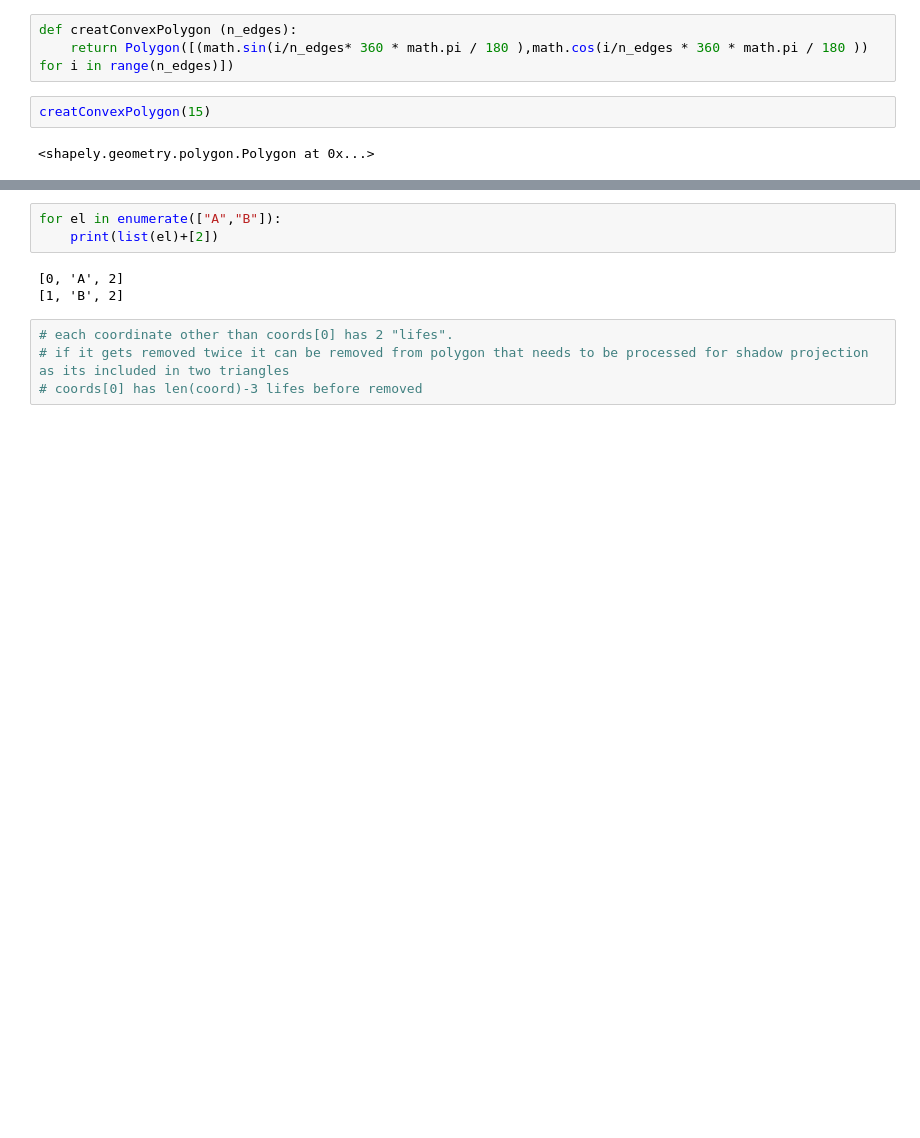
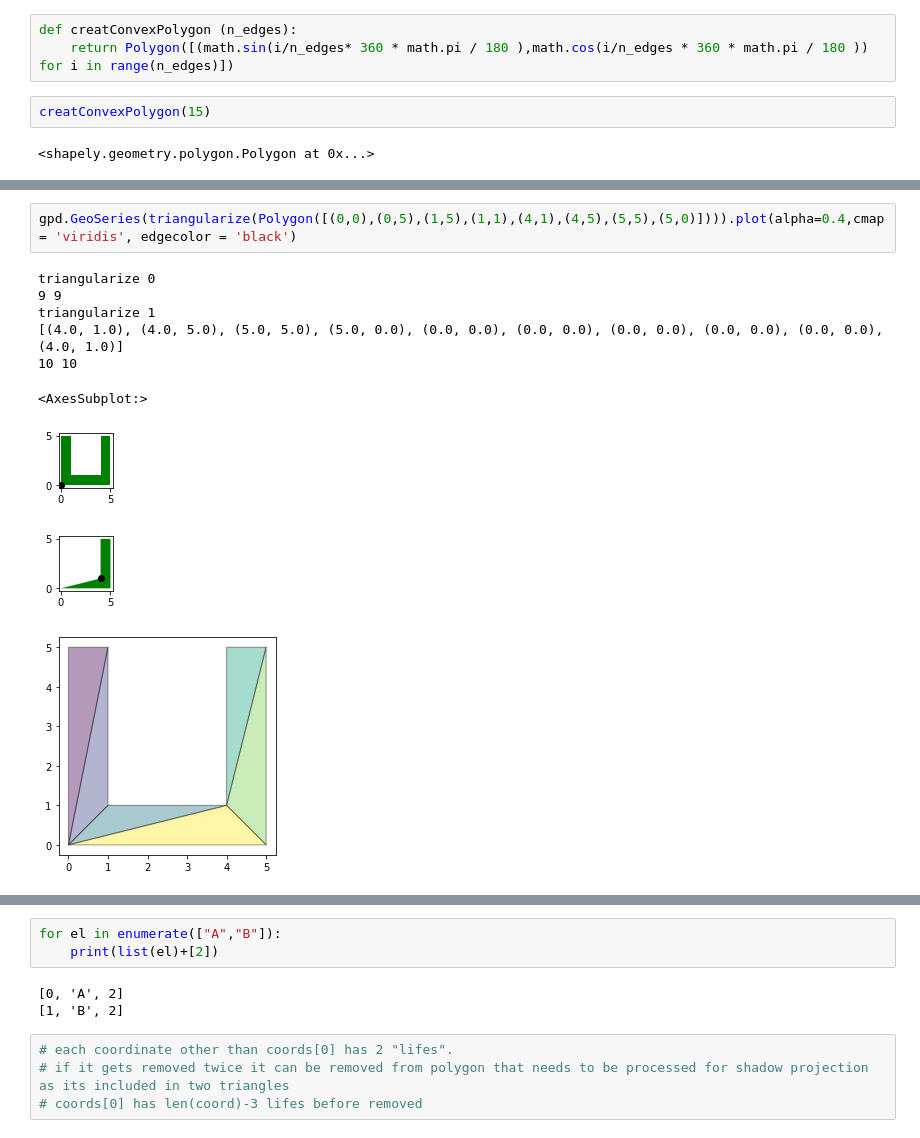
Before and after one commit to maximylius/shadow_projection_2D, a Jupyter notebook: shadows.ipynb, the cells around one changed output, grey strips where cells are left out. Cells and saved outputs as stored; diff of their text form; blank space fills up the shorter version.

```diff
--- a/shadows.ipynb
+++ b/shadows.ipynb
@@ -155,0 +90,12 @@ creatConvexPolygon(15)
+# %%
+gpd.GeoSeries(triangularize(Polygon([(0,0),(0,5),(1,5),(1,1),(4,1),(4,5),(5,5),(5,0)]))).plot(alpha=0.4,cmap = 'viridis', edgecolor = 'black')
+# %% [output]
+triangularize 0
+9 9
+triangularize 1
+[(4.0, 1.0), (4.0, 5.0), (5.0, 5.0), (5.0, 0.0), (0.0, 0.0), (0.0, 0.0), (0.0, 0.0), (0.0, 0.0), (0.0, 0.0), (4.0, 1.0)]
+10 10
+<AxesSubplot:>
+[figure, added]
+[figure, added]
+[figure, added]
```
Also changed, not shown: parts of 30 cells of this notebook.
